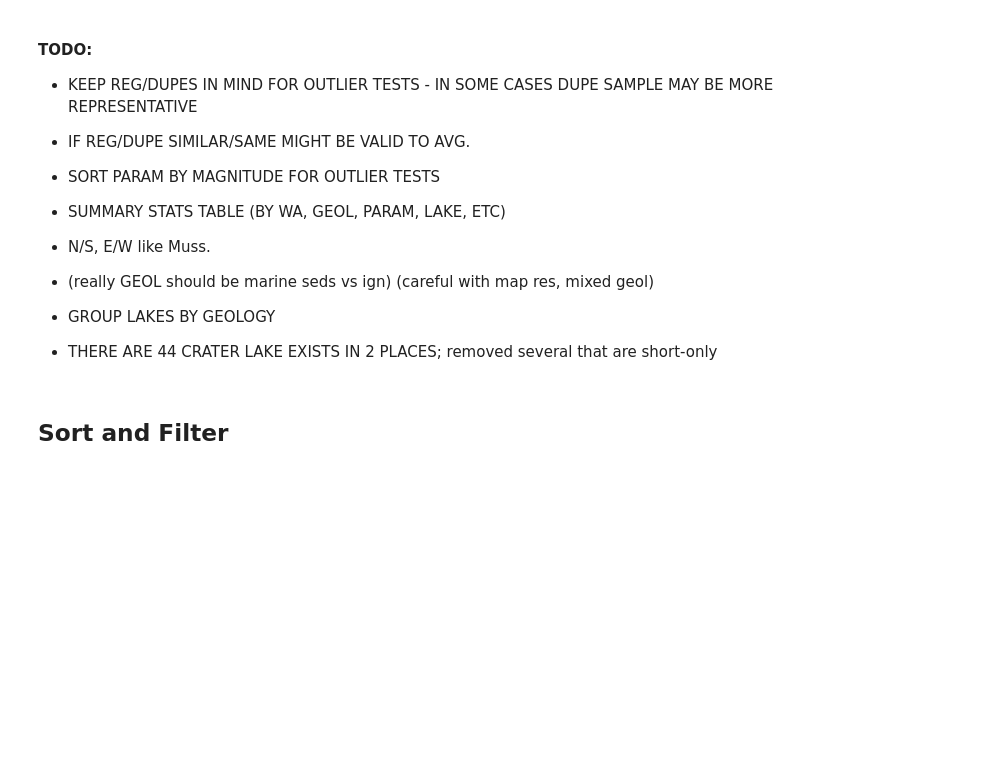
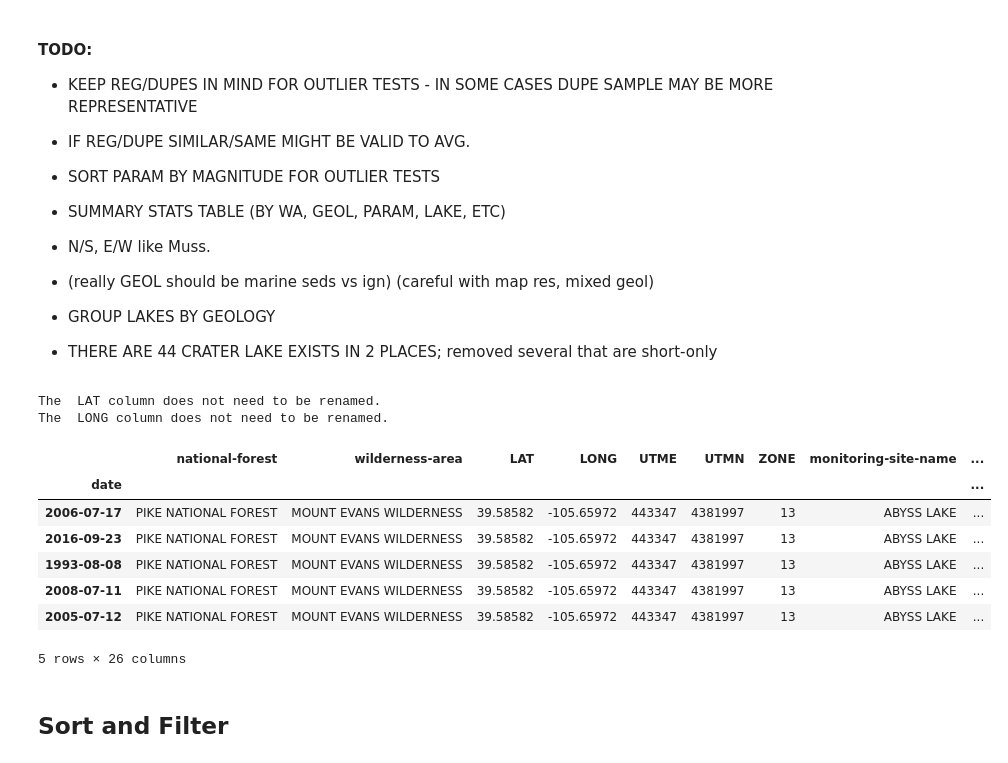
Before and after one commit to MECMccormick/alpine-lake-chemistry, a Jupyter notebook: ea-2021-lakechem-proj-MECM.ipynb, the cells around one changed output. Cells and saved outputs as stored; diff of their text form; code cells hidden in the pictures; blank space fills up the shorter version.

```diff
--- a/ea-2021-lakechem-proj-MECM.ipynb
+++ b/ea-2021-lakechem-proj-MECM.ipynb
@@ -98,39 +70,50 @@ FILE
 * THERE ARE 44 CRATER LAKE EXISTS IN 2 PLACES; removed several that are short-only
 # %%
 # Create file paths
-lakeproj_path = os.path.join('alpine-lake-chemistry', 'data')
+lakeproj_path = os.path.join('data')
 lakechem_path = os.path.join(lakeproj_path,
                              'r2-lt-lake-chem-cleaned.csv')
 # TODO: ACCESS PROGRAMMATICALLY???
 state_bounds_path = os.path.join(lakeproj_path,
                                  'TIGER2018',
                                  'STATE',
                                  'tl_2018_us_state.shp')
 
 # Open lake chemistry file as a pandas dataframe, indexing by date.
 # Clean up some column names and remove trailing whitespace.
 lakechem_all = pd.read_csv(lakechem_path,
                            parse_dates=['date'],
                            index_col=['date'],
                            na_values=['NaN'])  # TODO: FILTER NAN VALS?
 
 lakechem_all = lakechem_all.rename(columns={'site-rename': 'site_name'})
 lakechem_all['site_name'] = lakechem_all['site_name'].str.rstrip()
 
 # Generate a cleaner gdf for plotting from the coordinates in lakechem_all.
 lake_coords = flc.pull_coords(source_df=lakechem_all, site_ID='site_name',
                           lat_col='LAT', long_col='LONG', crs='EPSG:4326')
 
 # Open state boundary shapefiles and select only the states in Ecoregion 2 for
 # which longterm data exists.
 state_bounds = gpd.read_file(state_bounds_path)
 states = ['CO', 'WY']
 state_bounds = state_bounds.loc[state_bounds['STUSPS'].isin(states)]
 
 # Optional: take a look!
-# lakechem_all.head()
+lakechem_all.head()
 # lake_coords.head()
 # state_bounds.head()
+# %% [output]
+The  LAT column does not need to be renamed.
+The  LONG column does not need to be renamed.
+|  | national-forest | wilderness-area | LAT | LONG | UTME | UTMN | ZONE | monitoring-site-name | ... |
+| date |  |  |  |  |  |  |  |  | ... |
+| 2006-07-17 | PIKE NATIONAL FOREST | MOUNT EVANS WILDERNESS | 39.58582 | -105.65972 | 443347 | 4381997 | 13 | ABYSS LAKE | ... |
+| 2016-09-23 | PIKE NATIONAL FOREST | MOUNT EVANS WILDERNESS | 39.58582 | -105.65972 | 443347 | 4381997 | 13 | ABYSS LAKE | ... |
+| 1993-08-08 | PIKE NATIONAL FOREST | MOUNT EVANS WILDERNESS | 39.58582 | -105.65972 | 443347 | 4381997 | 13 | ABYSS LAKE | ... |
+| 2008-07-11 | PIKE NATIONAL FOREST | MOUNT EVANS WILDERNESS | 39.58582 | -105.65972 | 443347 | 4381997 | 13 | ABYSS LAKE | ... |
+| 2005-07-12 | PIKE NATIONAL FOREST | MOUNT EVANS WILDERNESS | 39.58582 | -105.65972 | 443347 | 4381997 | 13 | ABYSS LAKE | ... |
+5 rows × 26 columns
 # %% [markdown]
 ## Sort and Filter
 # %%
```
Also changed, not shown: parts of 8 cells of this notebook, 1 other file.
